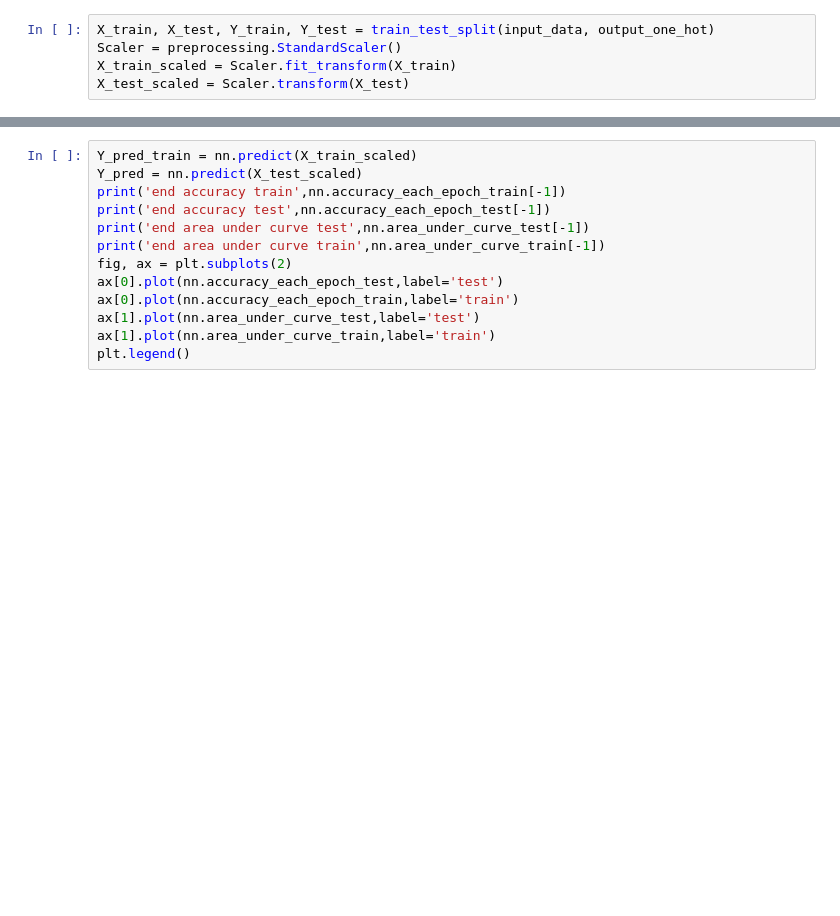
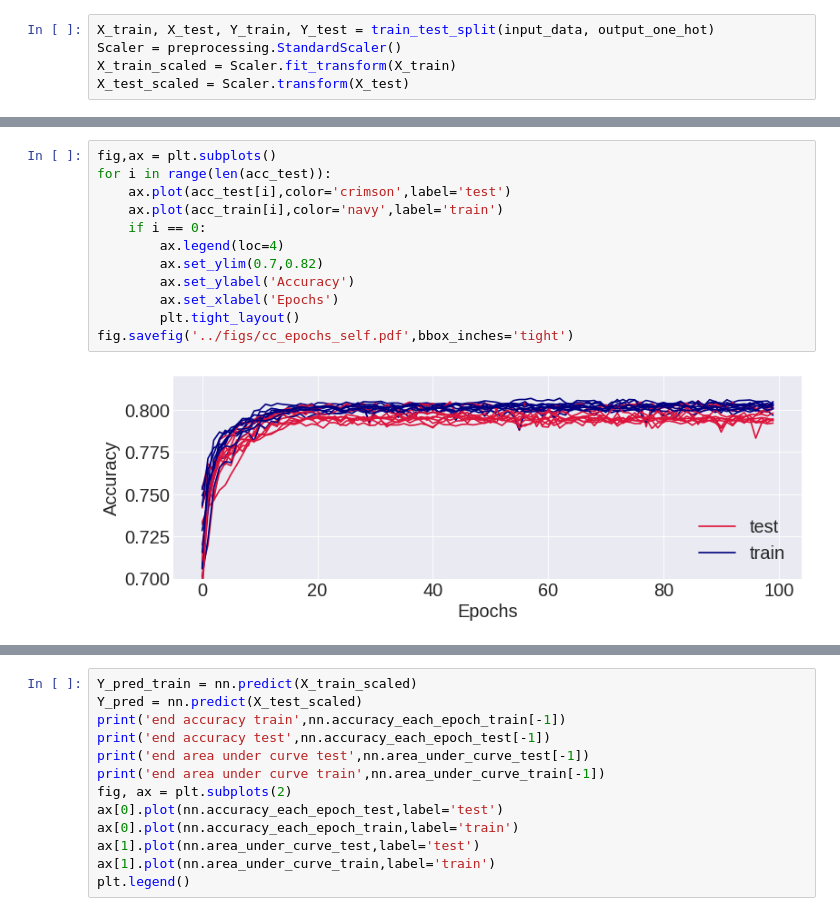
Before and after one commit to asdfbat/FYS-STK4155, a Jupyter notebook: Project2/src/NN_self2.ipynb, the cells around one changed output, grey strips where cells are left out. Drawn from its saved outputs; the diff is of its cells as text; blank space fills up the shorter version.

```diff
--- a/Project2/src/NN_self2.ipynb
+++ b/Project2/src/NN_self2.ipynb
@@ -316,0 +328,14 @@ print(AUC_mean,accuracy_mean)
+# %%
+fig,ax = plt.subplots()
+for i in range(len(acc_test)):
+    ax.plot(acc_test[i],color='crimson',label='test')
+    ax.plot(acc_train[i],color='navy',label='train')
+    if i == 0:
+        ax.legend(loc=4)
+        ax.set_ylim(0.7,0.82)
+        ax.set_ylabel('Accuracy')
+        ax.set_xlabel('Epochs')
+        plt.tight_layout()
+fig.savefig('../figs/cc_epochs_self.pdf',bbox_inches='tight')
+# %% [output]
+[figure, added]
```
Also changed, not shown: parts of 5 cells of this notebook, 1 other file.
